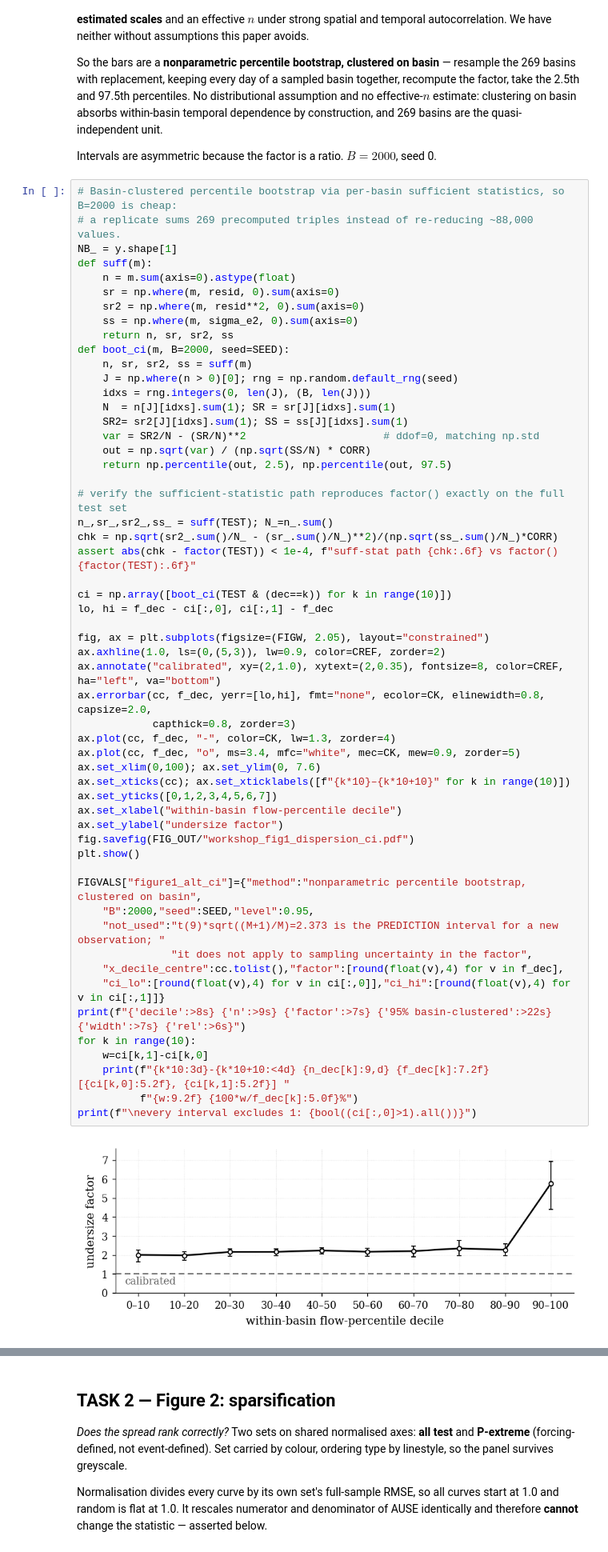
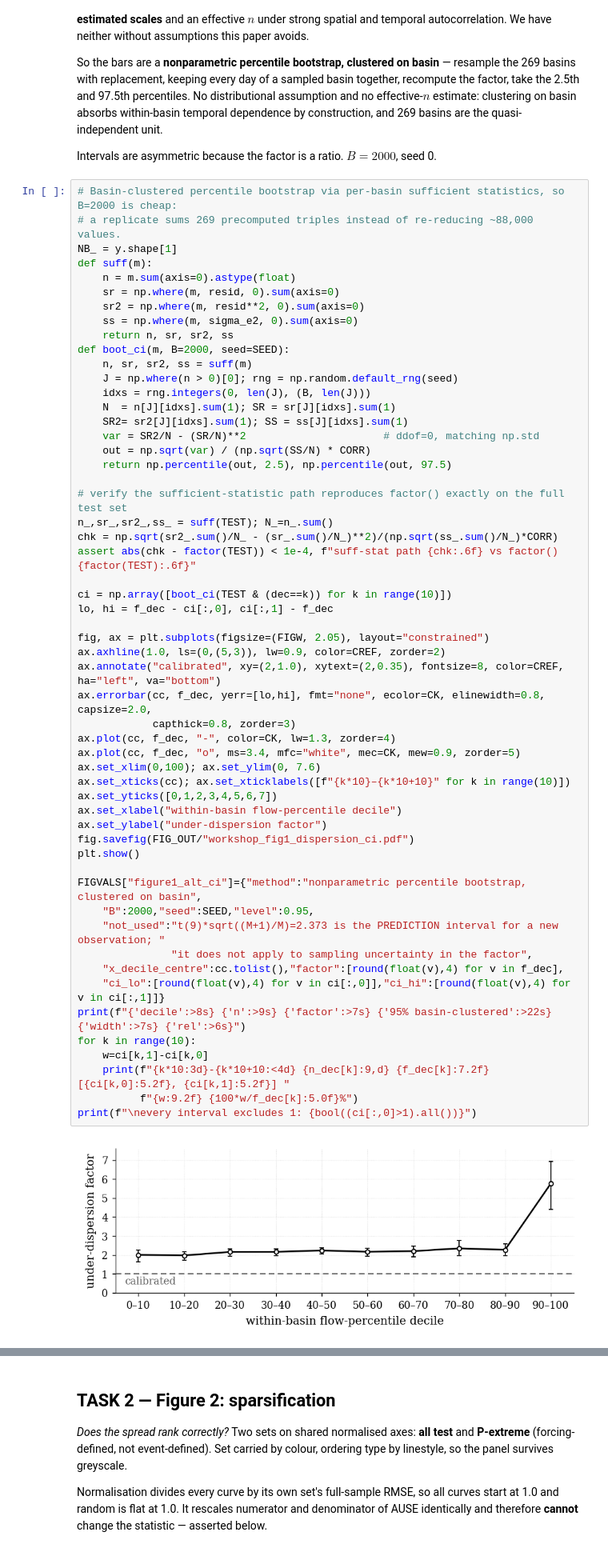
Before and after one commit to TWilson05/EA-LSTM-Streamflow, a Jupyter notebook: notebooks/workshop_figures_v2.ipynb, the cells around one changed output, grey strips where cells are left out. Shown at 80% size. Saved outputs shown, nothing was run; the diff lists cells and outputs as text.

```diff
--- a/notebooks/workshop_figures_v2.ipynb
+++ b/notebooks/workshop_figures_v2.ipynb
@@ -301,35 +301,35 @@ assert abs(chk - factor(TEST)) < 1e-4, f"suff-stat path {chk:.6f} vs factor() {f
 ci = np.array([boot_ci(TEST & (dec==k)) for k in range(10)])
 lo, hi = f_dec - ci[:,0], ci[:,1] - f_dec
 
 fig, ax = plt.subplots(figsize=(FIGW, 2.05), layout="constrained")
 ax.axhline(1.0, ls=(0,(5,3)), lw=0.9, color=CREF, zorder=2)
 ax.annotate("calibrated", xy=(2,1.0), xytext=(2,0.35), fontsize=8, color=CREF, ha="left", va="bottom")
 ax.errorbar(cc, f_dec, yerr=[lo,hi], fmt="none", ecolor=CK, elinewidth=0.8, capsize=2.0,
             capthick=0.8, zorder=3)
 ax.plot(cc, f_dec, "-", color=CK, lw=1.3, zorder=4)
 ax.plot(cc, f_dec, "o", ms=3.4, mfc="white", mec=CK, mew=0.9, zorder=5)
 ax.set_xlim(0,100); ax.set_ylim(0, 7.6)
 ax.set_xticks(cc); ax.set_xticklabels([f"{k*10}–{k*10+10}" for k in range(10)])
 ax.set_yticks([0,1,2,3,4,5,6,7])
 ax.set_xlabel("within-basin flow-percentile decile")
-ax.set_ylabel("undersize factor")
+ax.set_ylabel("under-dispersion factor")
 fig.savefig(FIG_OUT/"workshop_fig1_dispersion_ci.pdf")
 plt.show()
 
 FIGVALS["figure1_alt_ci"]={"method":"nonparametric percentile bootstrap, clustered on basin",
     "B":2000,"seed":SEED,"level":0.95,
     "not_used":"t(9)*sqrt((M+1)/M)=2.373 is the PREDICTION interval for a new observation; "
                "it does not apply to sampling uncertainty in the factor",
     "x_decile_centre":cc.tolist(),"factor":[round(float(v),4) for v in f_dec],
     "ci_lo":[round(float(v),4) for v in ci[:,0]],"ci_hi":[round(float(v),4) for v in ci[:,1]]}
 print(f"{'decile':>8s} {'n':>9s} {'factor':>7s} {'95% basin-clustered':>22s} {'width':>7s} {'rel':>6s}")
 for k in range(10):
     w=ci[k,1]-ci[k,0]
     print(f"{k*10:3d}-{k*10+10:<4d} {n_dec[k]:9,d} {f_dec[k]:7.2f}   [{ci[k,0]:5.2f}, {ci[k,1]:5.2f}] "
           f"{w:9.2f} {100*w/f_dec[k]:5.0f}%")
 print(f"\nevery interval excludes 1: {bool((ci[:,0]>1).all())}")
 # %% [output]
-[figure, old version]
+[figure, new version]
   decile         n  factor    95% basin-clustered   width    rel
   0-10      82,317    2.00   [ 1.63,  2.24]      0.62    31%
  10-20      88,420    1.97   [ 1.71,  2.17]      0.47    24%
```
Also changed, not shown: parts of 7 cells of this notebook, 2 other files.
